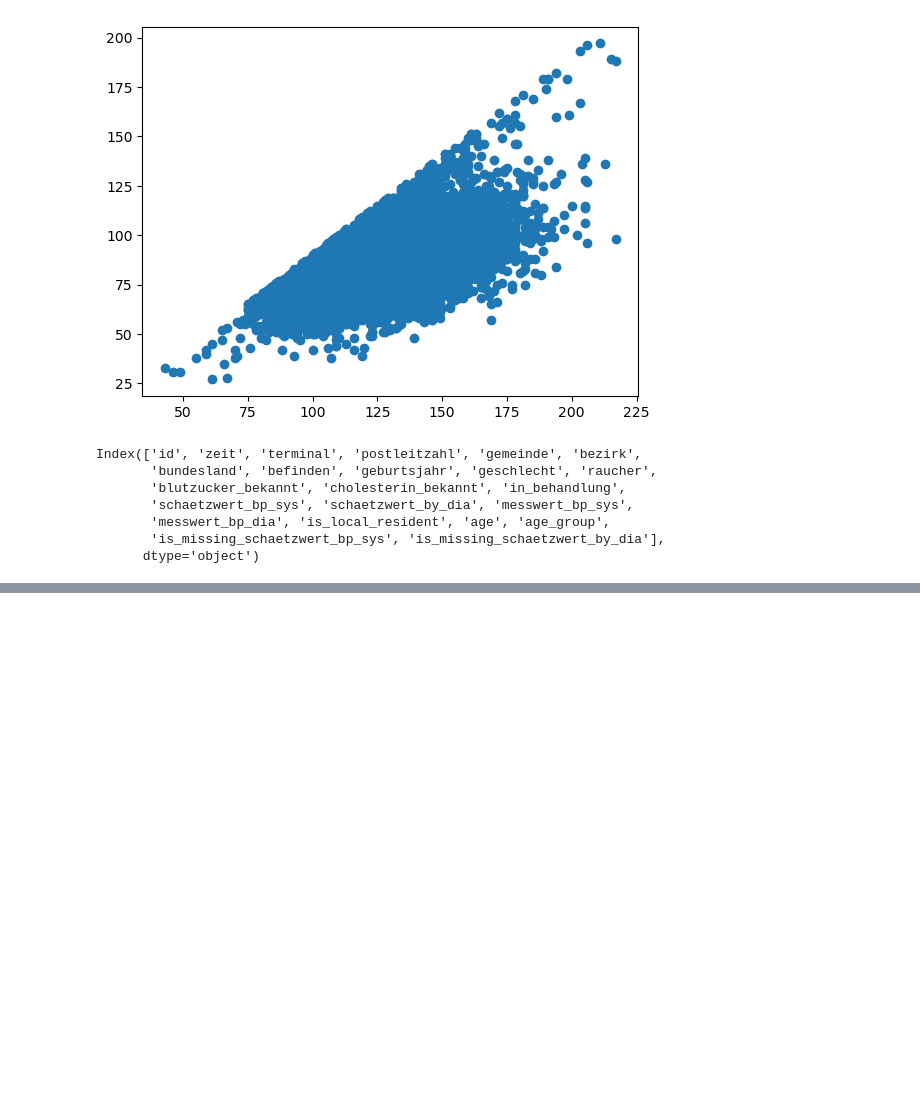
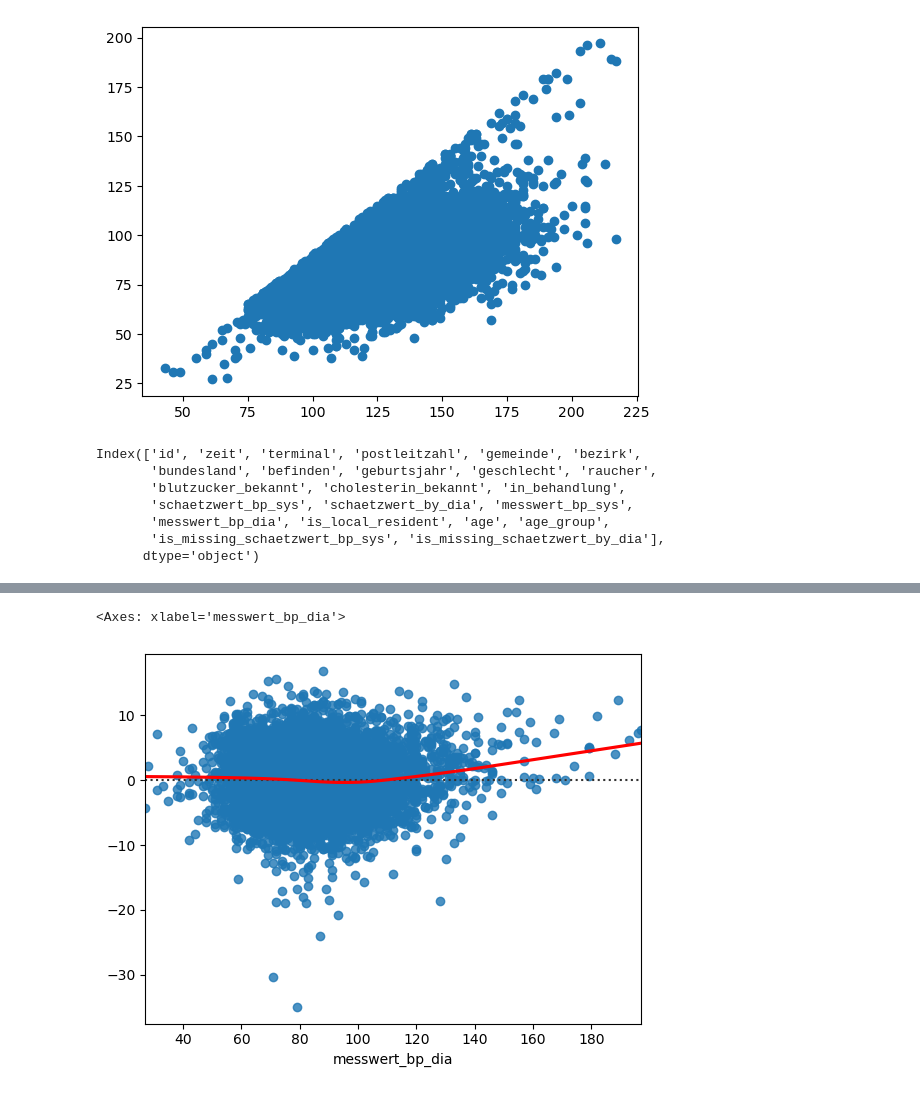
Before and after one commit to farrukh-ahmed/Case-Studies---Project-1, a Jupyter notebook: Notebooks/lm_systolic_bp.ipynb, the cells around one changed output, grey strips where cells are left out. Cells and saved outputs as stored; diff of their text form; code cells hidden in the pictures; blank space fills up the shorter version.

```diff
--- a/Notebooks/lm_systolic_bp.ipynb
+++ b/Notebooks/lm_systolic_bp.ipynb
@@ -171,0 +176,10 @@ sns.residplot(data=data_df, x=data_df.messwert_bp_sys, y=residuals, lowess=True,
+# %%
+model_dia = smf.ols('messwert_bp_dia ~ terminal + bundesland + befinden + geschlecht + raucher + blutzucker_bekannt + cholesterin_bekannt + in_behandlung + schaetzwert_by_dia  + is_local_resident + age + age_group + is_missing_schaetzwert_by_dia', data=data_df).fit()
+
+predicted_values_dia = model_dia.fittedvalues
+residuals_dia = model_dia.resid
+
+sns.residplot(data=data_df, x=data_df.messwert_bp_dia, y=residuals_dia, lowess=True, line_kws=dict(color="r"))
+# %% [output]
+<Axes: xlabel='messwert_bp_dia'>
+[figure, added]
```
Also changed, not shown: parts of 4 cells of this notebook.
